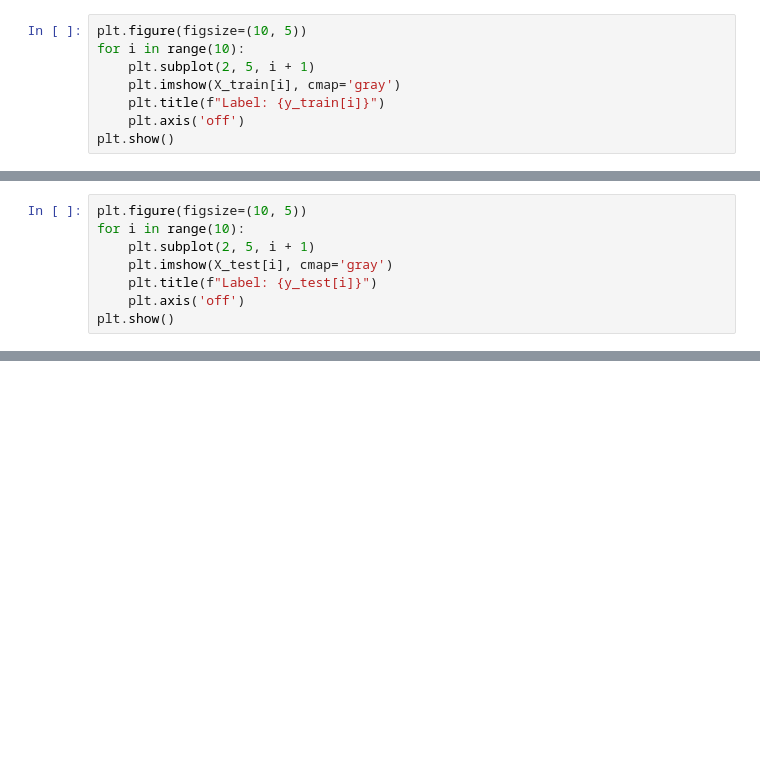
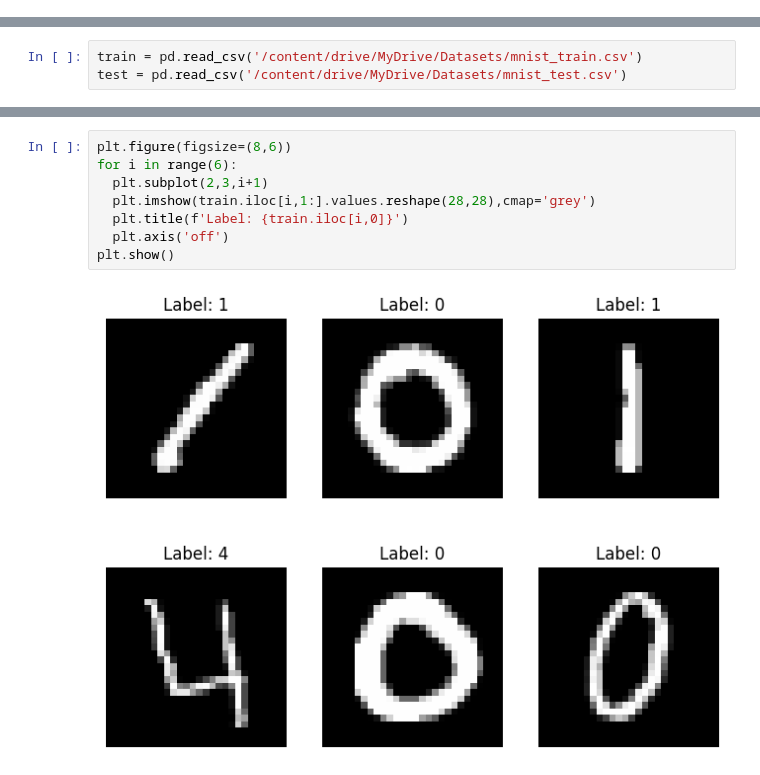
Before and after one commit to sathvik8317/HandwrittenDigitRecognizer, a Jupyter notebook: mnist_digit_recognizer.ipynb, the cells around one changed output, grey strips where cells are left out. Saved outputs shown, nothing was run; the diff lists cells and outputs as text; blank space fills up the shorter version.

```diff
--- a/mnist_digit_recognizer.ipynb
+++ b/mnist_digit_recognizer.ipynb
@@ -38,8 +0,0 @@ Test data shape: (10000, 28, 28)
-# %%
-plt.figure(figsize=(10, 5))
-for i in range(10):
-    plt.subplot(2, 5, i + 1)
-    plt.imshow(X_train[i], cmap='gray')
-    plt.title(f"Label: {y_train[i]}")
-    plt.axis('off')
-plt.show()
@@ -48,8 +0,0 @@ plt.show()
-# %%
-plt.figure(figsize=(10, 5))
-for i in range(10):
-    plt.subplot(2, 5, i + 1)
-    plt.imshow(X_test[i], cmap='gray')
-    plt.title(f"Label: {y_test[i]}")
-    plt.axis('off')
-plt.show()
@@ -389,0 +16,3 @@ print(f"Stacking Classifier Accuracy: {accuracy:.4f}")
+# %%
+train = pd.read_csv('/content/drive/MyDrive/Datasets/mnist_train.csv')
+test = pd.read_csv('/content/drive/MyDrive/Datasets/mnist_test.csv')
@@ -389,0 +43,10 @@ print(f"Stacking Classifier Accuracy: {accuracy:.4f}")
+# %%
+plt.figure(figsize=(8,6))
+for i in range(6):
+  plt.subplot(2,3,i+1)
+  plt.imshow(train.iloc[i,1:].values.reshape(28,28),cmap='grey')
+  plt.title(f'Label: {train.iloc[i,0]}')
+  plt.axis('off')
+plt.show()
+# %% [output]
+[figure, added]
```
Also changed, not shown: parts of 81 cells of this notebook, 1 other file.
